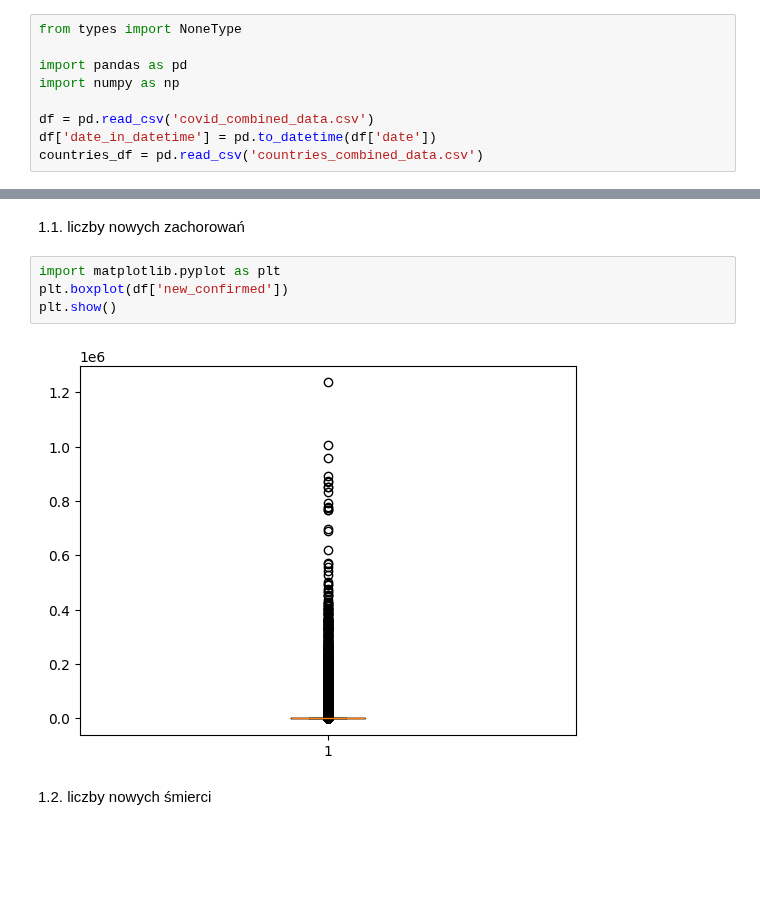
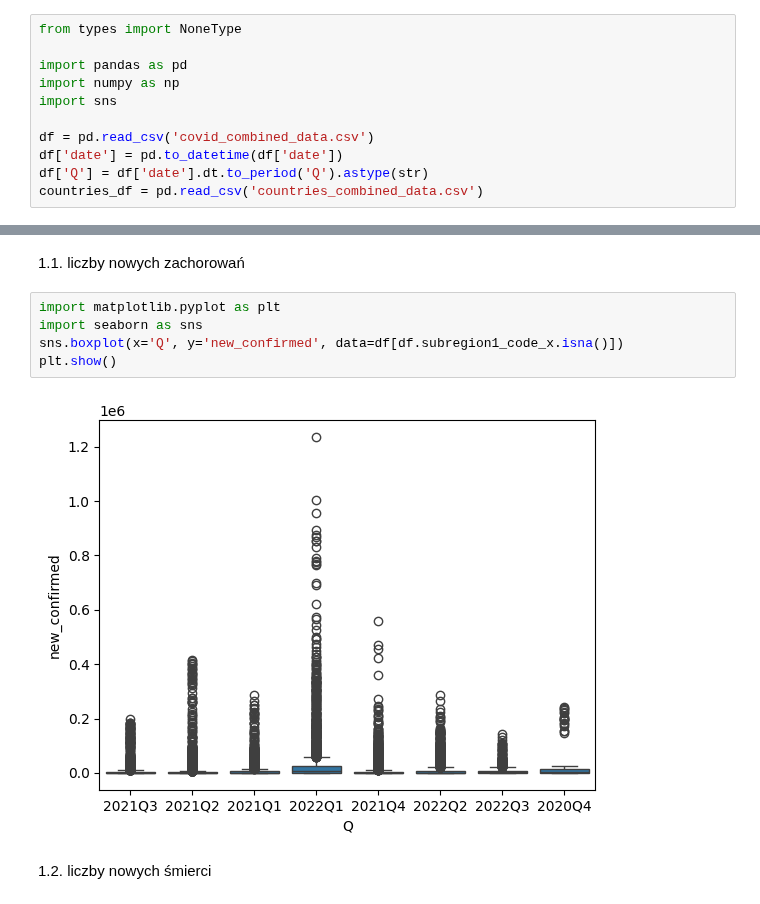
Before and after one commit to JakubKaczmarek5764/BigData1, a Jupyter notebook: zad2.ipynb, the cells around one changed output, grey strips where cells are left out. Cells and saved outputs as stored; diff of their text form; blank space fills up the shorter version.

```diff
--- a/zad2.ipynb
+++ b/zad2.ipynb
@@ -5,9 +5,11 @@ from types import NoneType
 
 import pandas as pd
 import numpy as np
+import sns
 
 df = pd.read_csv('covid_combined_data.csv')
-df['date_in_datetime'] = pd.to_datetime(df['date'])
+df['date'] = pd.to_datetime(df['date'])
+df['Q'] = df['date'].dt.to_period('Q').astype(str)
 countries_df = pd.read_csv('countries_combined_data.csv')
 # %%
 df.head()
@@ -55,10 +57,11 @@ countries_df.describe()
 1.1. liczby nowych zachorowań
 # %%
 import matplotlib.pyplot as plt
-plt.boxplot(df['new_confirmed'])
+import seaborn as sns
+sns.boxplot(x='Q', y='new_confirmed', data=df[df.subregion1_code_x.isna()])
 plt.show()
 # %% [output]
-[figure, old version]
+[figure, new version]
 # %% [markdown]
 1.2. liczby nowych śmierci
 # %%
```
Also changed, not shown: parts of 5 cells of this notebook.
